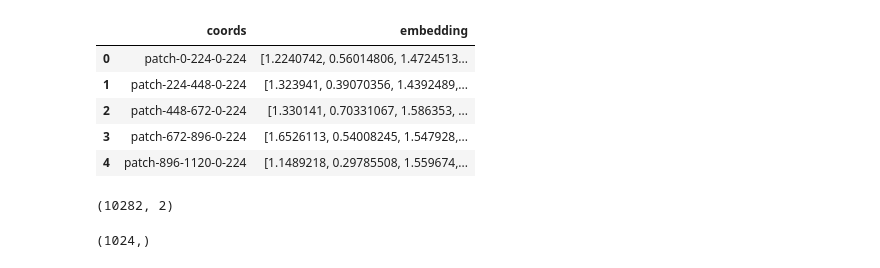
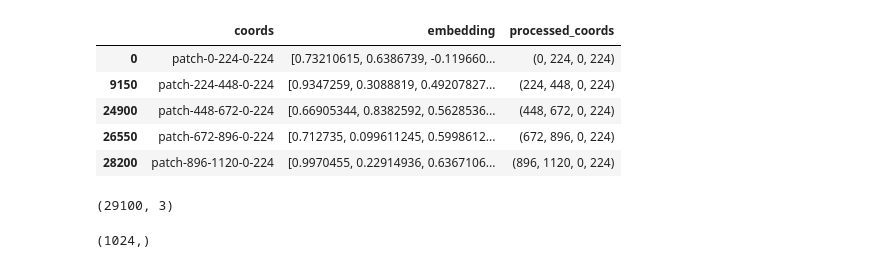
Before and after one commit to emnzn/ViT-Based-WSI-Classification, a Jupyter notebook: encoding/notebooks/embedding-stitching.ipynb, the cells around one changed output. Cells and saved outputs as stored; diff of their text form; code cells hidden in the pictures.

```diff
--- a/encoding/notebooks/embedding-stitching.ipynb
+++ b/encoding/notebooks/embedding-stitching.ipynb
@@ -16,19 +45,22 @@ from utils import extract_coords
 # %%
-data_dir = os.path.join("..", "..", "data", "embeddings", "experiment-0")
-df = pd.read_parquet(os.path.join(data_dir, "10336.parquet"))
+data_dir = os.path.join("..", "..", "raw-data", "embeddings", "experiment-0", "UNI")
+df = pd.read_parquet(os.path.join(data_dir, "10490.parquet"))
+
+df["processed_coords"] = df["coords"].map(lambda x: extract_coords(x))
+df = df.sort_values(by="processed_coords", key=lambda col: col.map(lambda x: (x[2], x[3], x[0], x[1])))
 
 df.head()
 # %% [output]
-|  | coords | embedding |
-| 0 | patch-0-224-0-224 | [1.2240742, 0.56014806, 1.4724513... |
-| 1 | patch-224-448-0-224 | [1.323941, 0.39070356, 1.4392489,... |
-| 2 | patch-448-672-0-224 | [1.330141, 0.70331067, 1.586353, ... |
-| 3 | patch-672-896-0-224 | [1.6526113, 0.54008245, 1.547928,... |
-| 4 | patch-896-1120-0-224 | [1.1489218, 0.29785508, 1.559674,... |
+|  | coords | embedding | processed_coords |
+| 0 | patch-0-224-0-224 | [0.73210615, 0.6386739, -0.119660... | (0, 224, 0, 224) |
+| 9150 | patch-224-448-0-224 | [0.9347259, 0.3088819, 0.49207827... | (224, 448, 0, 224) |
+| 24900 | patch-448-672-0-224 | [0.66905344, 0.8382592, 0.5628536... | (448, 672, 0, 224) |
+| 26550 | patch-672-896-0-224 | [0.712735, 0.099611245, 0.5998612... | (672, 896, 0, 224) |
+| 28200 | patch-896-1120-0-224 | [0.9970455, 0.22914936, 0.6367106... | (896, 1120, 0, 224) |
 # %%
 df.shape
 # %% [output]
-(10282, 2)
+(29100, 3)
 # %%
 test = df.iloc[0]["embedding"]
 test.shape
```
Also changed, not shown: parts of 13 cells of this notebook, 15 other files.
